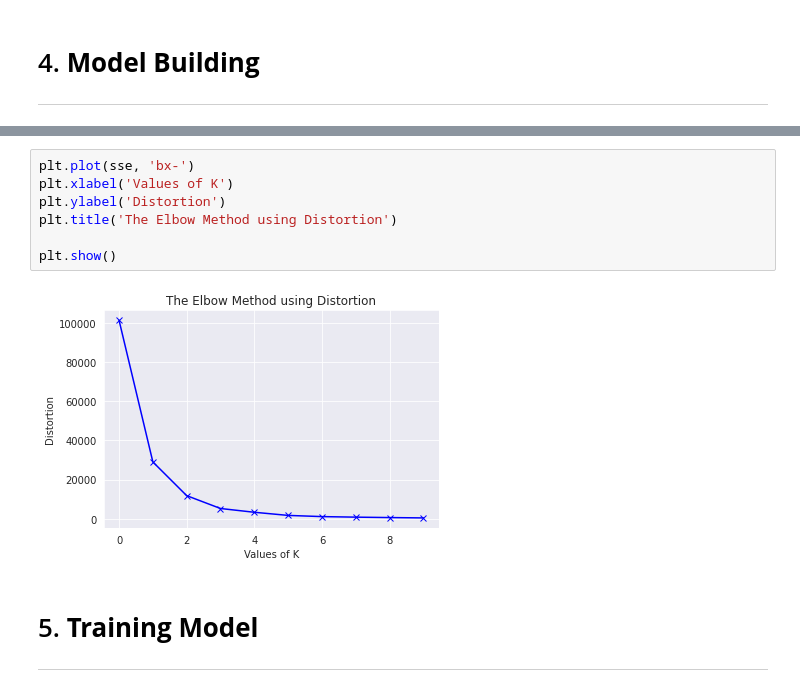
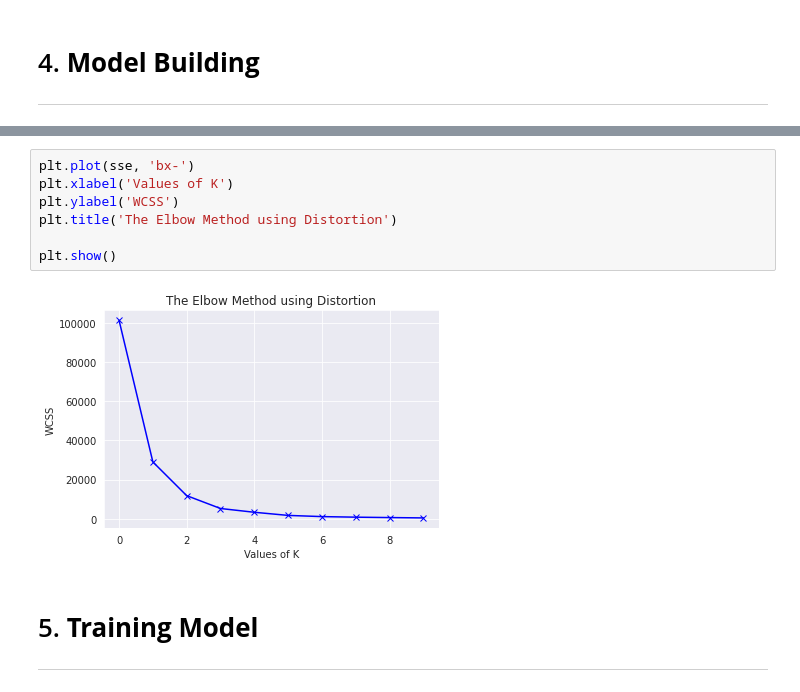
Before and after one commit to sinha-debojyoti/FSP_Project, a Jupyter notebook: Fruit_Color_Classification.ipynb, the cells around one changed output, grey strips where cells are left out. Saved outputs shown, nothing was run; the diff lists cells and outputs as text.

```diff
--- a/Fruit_Color_Classification.ipynb
+++ b/Fruit_Color_Classification.ipynb
@@ -142,12 +142,12 @@ print(sse)
 # %%
 plt.plot(sse, 'bx-')
 plt.xlabel('Values of K')
-plt.ylabel('Distortion')
+plt.ylabel('WCSS')
 plt.title('The Elbow Method using Distortion')
 
 plt.show()
 # %% [output]
-[figure, old version]
+[figure, new version]
 # %% [markdown]
 # 5. **Training Model**
 ---
```
Also changed, not shown: parts of 8 cells of this notebook.
